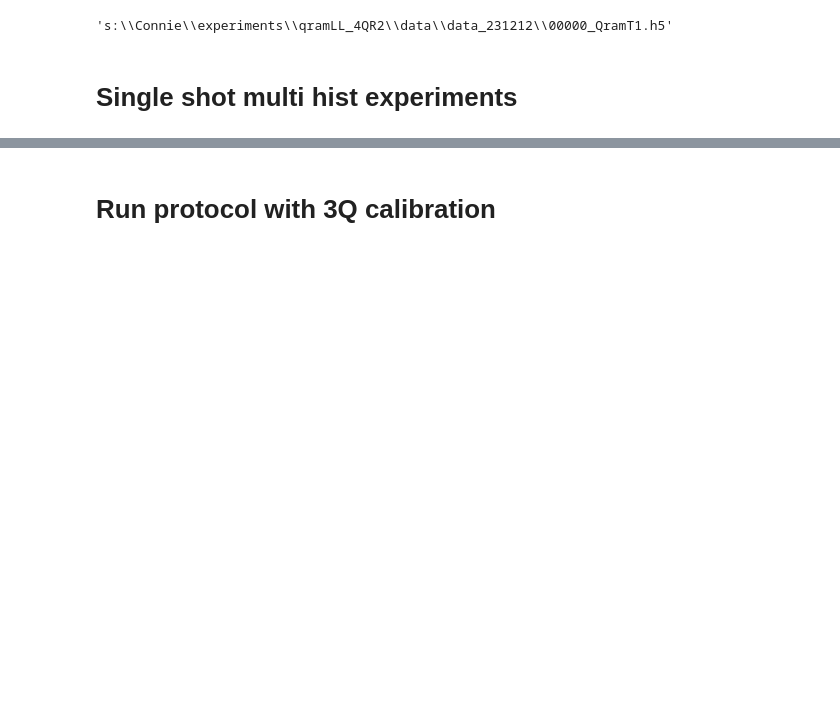
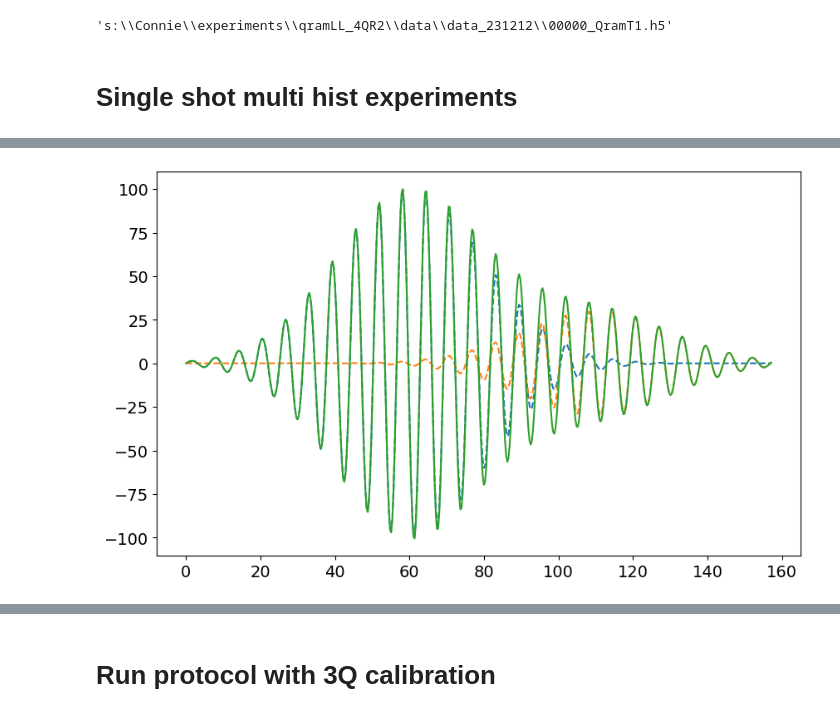
Before and after one commit to SchusterLab/qram_tprocv1_expts, a Jupyter notebook: qram_protocol_sandbox.ipynb, the cells around one changed output, grey strips where cells are left out. Cells and saved outputs as stored; diff of their text form; code cells hidden in the pictures; blank space fills up the shorter version.

```diff
--- a/qram_protocol_sandbox.ipynb
+++ b/qram_protocol_sandbox.ipynb
@@ -291,3 +305,19 @@ threshold ge: 532.5092649525346
+# %%
+tpts = np.linspace(0, 50*np.pi, 500)
+a = 100
+b = 30
+t_offset = 50
+def gaussian(x, sigma):
+    return np.exp(-x**2/2/sigma**2)
+
+y1 = a*np.sin(tpts)*gaussian(tpts-60, 20)
+y2 = b*np.sin(tpts - t_offset)*gaussian(tpts-60-t_offset, 20)
+plt.plot(tpts, y1, '--')
+plt.plot(tpts, y2, '--')
+plt.plot(tpts, y1+y2)
+plt.show()
+# %% [output]
+[figure, added]
 # %%
 # print(qramExpt.data)
 qramExpt.save_data()
```
Also changed, not shown: parts of 4 cells of this notebook, 22 other files.
